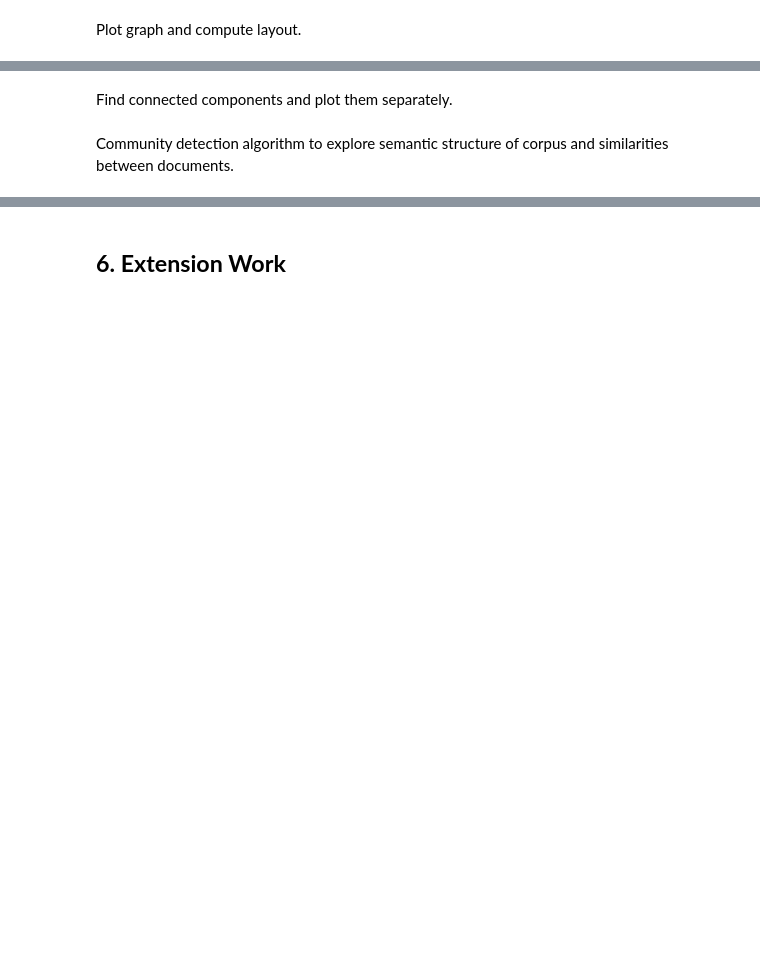
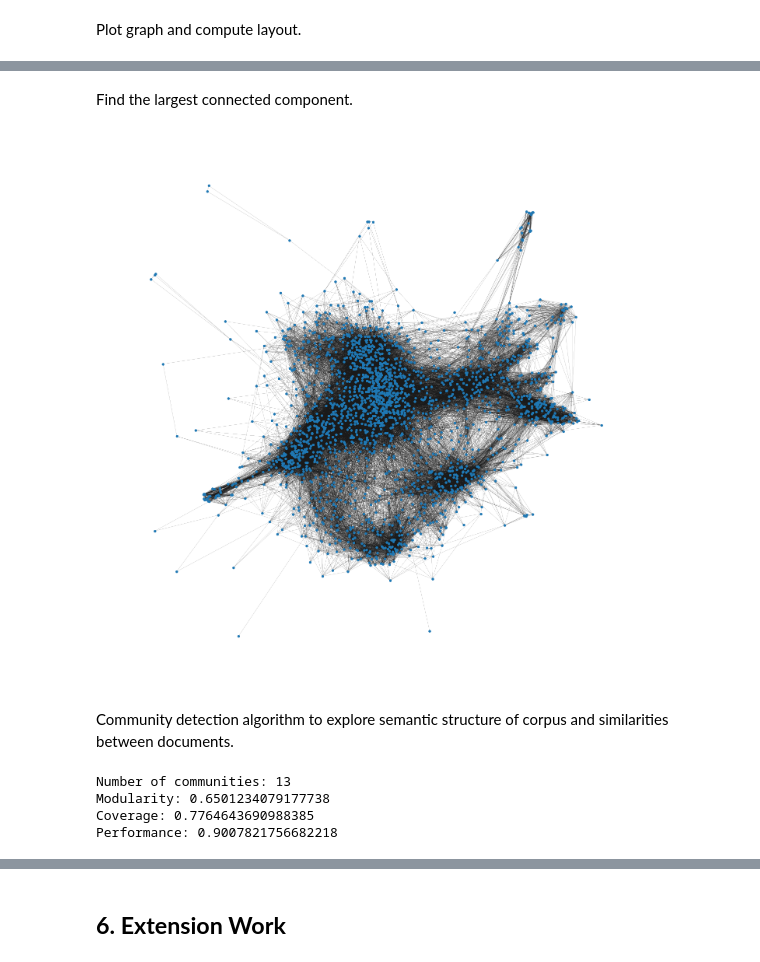
Before and after one commit to rafardzp/NLP-Project, a Jupyter notebook: Notebooks/main.ipynb, the cells around one changed output, grey strips where cells are left out. Drawn from its saved outputs; the diff is of its cells as text; code cells hidden in the pictures; blank space fills up the shorter version.

```diff
--- a/Notebooks/main.ipynb
+++ b/Notebooks/main.ipynb
@@ -409,33 +450,35 @@ nx.draw(G, positions, node_size=2, width=0.02)
-# %% [markdown]
-Find connected components and plot them separately.
+# %% [markdown]
+Find the largest connected component.
 # %%
 nodes_lcc = list(nx.connected_components(G))[0]
-n_conn_comp = len(nodes_lcc)
 
-fig, axes = plt.subplots(n_conn_comp, 1, figsize=(15,15), layout='tight')
+fig = plt.figure(figsize=(7, 7))
+G_lcc = G.subgraph(nodes_lcc)
+positions_lcc = nx.spring_layout(G_lcc, iterations=50, seed=0)
 
-for i, conn_comp in enumerate(nodes_lcc):
-  G_lcc = G.subgraph(conn_comp)
-  positions_lcc = nx.spring_layout(G_lcc, iterations=50, seed=0)
-
-  nx.draw(G_lcc, positions_lcc, node_size=2, width=0.06, ax=axes[i])
-  axes[i].set_title(f"Connected Component {i+1}")
-
+nx.draw(G_lcc, positions_lcc, node_size=2, width=0.06)
 fig.show()
+# %% [output]
+[figure, added]
 # %% [markdown]
 Community detection algorithm to explore semantic structure of corpus and similarities between documents.
 # %%
-C = nx_comm.louvain_communities(G, seed=0)
+C = nx.community.louvain_communities(G_lcc, seed=0)
 
 # Metrics of the partition
-modularity = nx_comm.modularity(G, C)
-coverage, performance = nx_comm.partition_quality(G, C)
+modularity = nx.community.modularity(G_lcc, C)
+coverage, performance = nx.community.partition_quality(G_lcc, C)
 
 nc = len(C)
 print(f"Number of communities: {nc}")
 print(f"Modularity: {modularity}")
 print(f"Coverage: {coverage}")
 print(f"Performance: {performance}")
+# %% [output]
+Number of communities: 13
+Modularity: 0.6501234079177738
+Coverage: 0.7764643690988385
+Performance: 0.9007821756682218
 # %%
 palette = sns.color_palette(palette="Paired", n_colors=nc)
 
```
Also changed, not shown: parts of 18 cells of this notebook.
